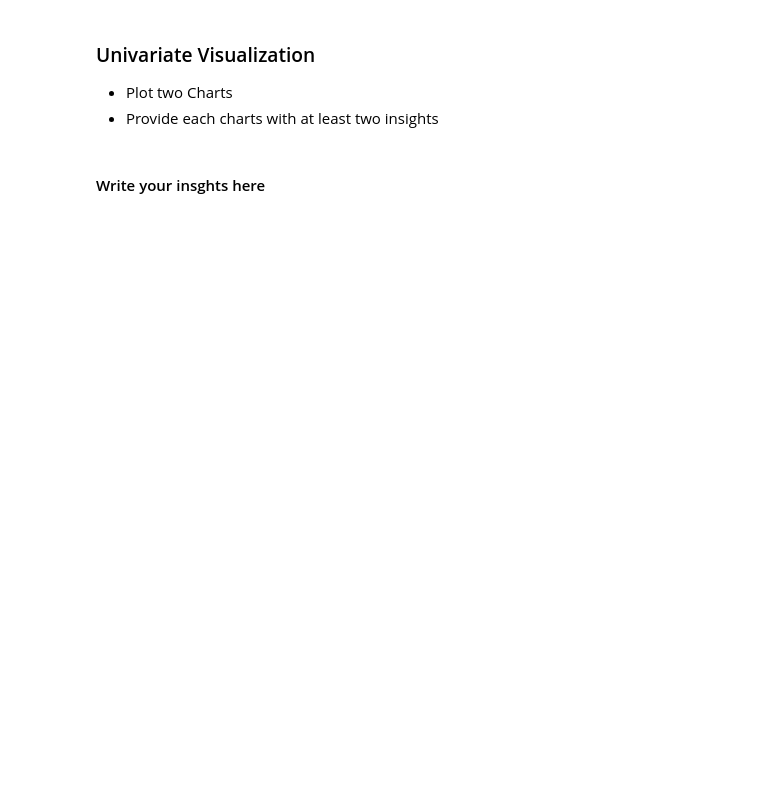
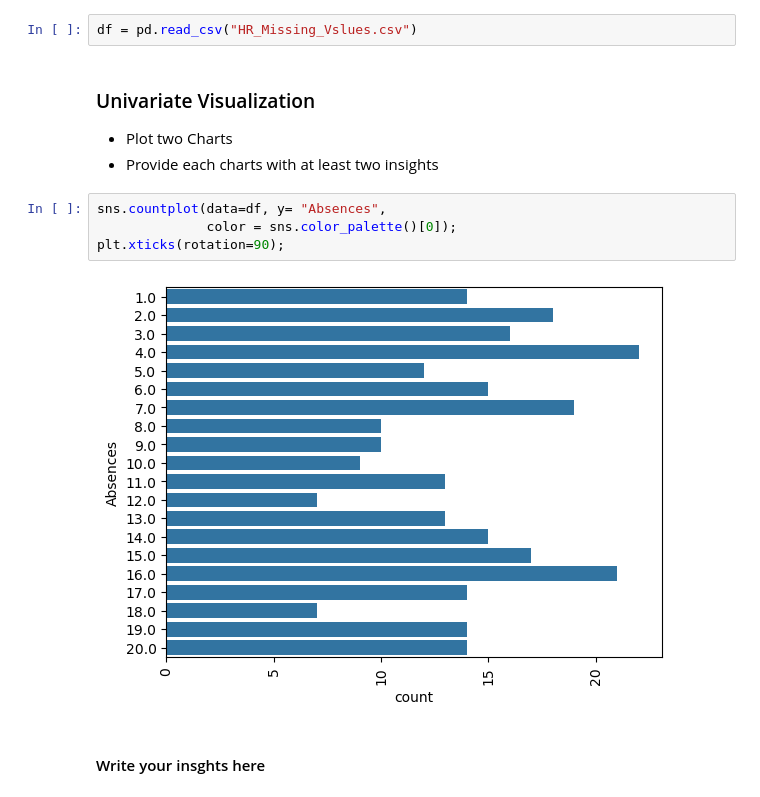
Before and after one commit to Tuwaiq-Data-Science-Bootcamp-V2/EDA-Lab1, a Jupyter notebook: EDA_Assignment .ipynb, the cells around one changed output. Drawn from its saved outputs; the diff is of its cells as text; blank space fills up the shorter version.

```diff
--- a/EDA_Assignment .ipynb
+++ b/EDA_Assignment .ipynb
@@ -5,6 +10,14 @@
+# %%
+df = pd.read_csv("HR_Missing_Vslues.csv")
 # %% [markdown]
 ### Univariate Visualization
 * Plot two Charts
 * Provide each charts with at least two insights
+# %%
+sns.countplot(data=df, y= "Absences",
+              color = sns.color_palette()[0]);
+plt.xticks(rotation=90);
+# %% [output]
+[figure, added]
 # %% [markdown]
 #### Write your insghts here
```
Also changed, not shown: parts of 12 cells of this notebook.
